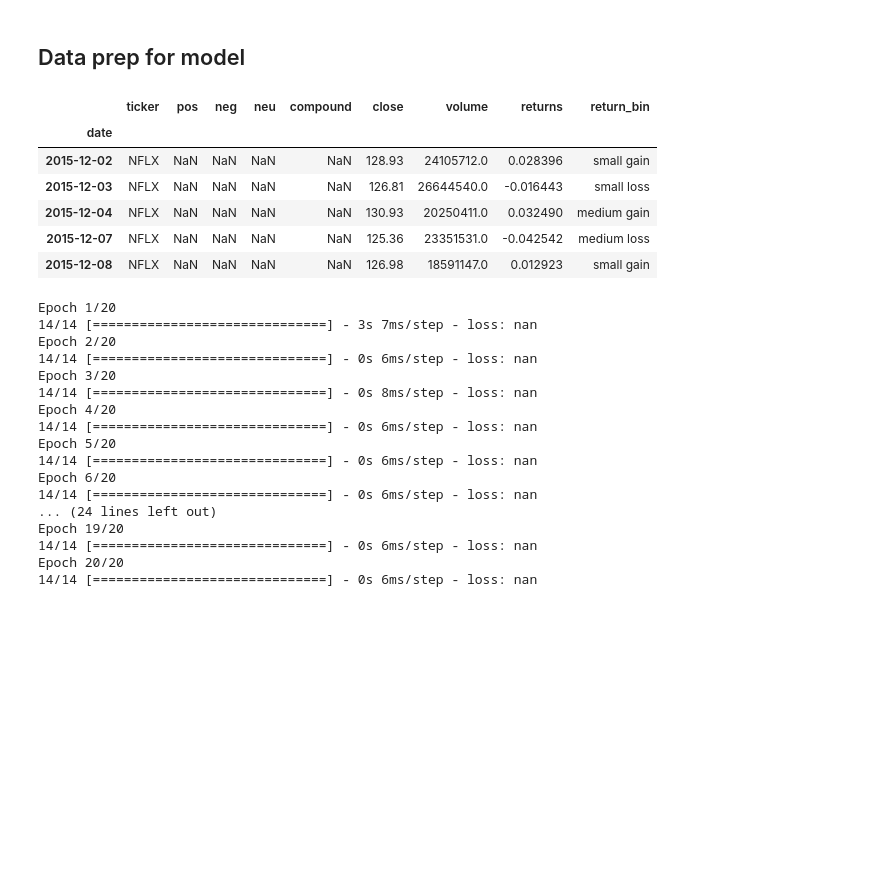
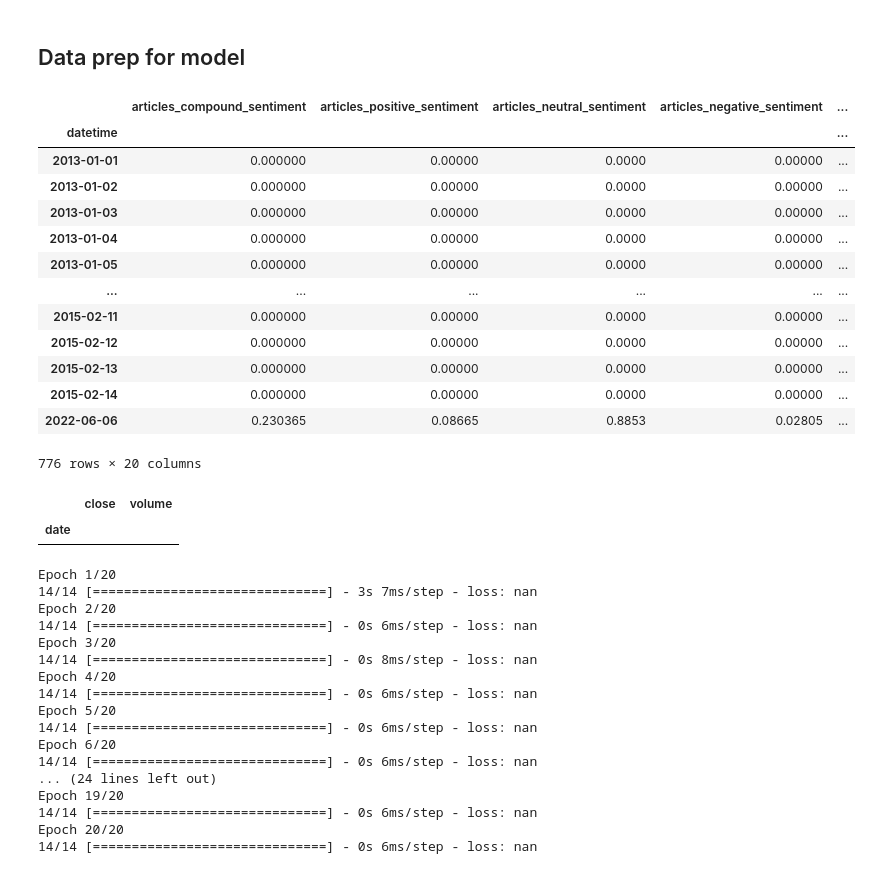
Before and after one commit to JoeHGeoghegan/P2G2-ProjectGit, a Jupyter notebook: Notebooks/Andrew.ipynb, the cells around one changed output. Drawn from its saved outputs; the diff is of its cells as text; code cells hidden in the pictures; blank space fills up the shorter version.

```diff
--- a/Notebooks/Andrew.ipynb
+++ b/Notebooks/Andrew.ipynb
@@ -226,19 +229,40 @@ from sklearn.preprocessing import StandardScaler, OneHotEncoder
 import tensorflow as tf
 from tensorflow.keras.models import Sequential
 from tensorflow.keras.layers import LSTM, Dense, Dropout
+# %%
+aapl_sent_df = pd.read_csv('../Notebooks/Data/Cleaned_Data/apple_sentiment.csv', infer_datetime_format=True, parse_dates=True,index_col='datetime')
+aapl_sent_df = aapl_sent_df.fillna(0)
+aapl_sent_df
+# %% [output]
+|  | articles_compound_sentiment | articles_positive_sentiment | articles_neutral_sentiment | articles_negative_sentiment | ... |
+| datetime |  |  |  |  | ... |
+| 2013-01-01 | 0.000000 | 0.00000 | 0.0000 | 0.00000 | ... |
+| 2013-01-02 | 0.000000 | 0.00000 | 0.0000 | 0.00000 | ... |
+| 2013-01-03 | 0.000000 | 0.00000 | 0.0000 | 0.00000 | ... |
+| 2013-01-04 | 0.000000 | 0.00000 | 0.0000 | 0.00000 | ... |
+| 2013-01-05 | 0.000000 | 0.00000 | 0.0000 | 0.00000 | ... |
+| ... | ... | ... | ... | ... | ... |
+| 2015-02-11 | 0.000000 | 0.00000 | 0.0000 | 0.00000 | ... |
+| 2015-02-12 | 0.000000 | 0.00000 | 0.0000 | 0.00000 | ... |
+| 2015-02-13 | 0.000000 | 0.00000 | 0.0000 | 0.00000 | ... |
+| 2015-02-14 | 0.000000 | 0.00000 | 0.0000 | 0.00000 | ... |
+| 2022-06-06 | 0.230365 | 0.08665 | 0.8853 | 0.02805 | ... |
+776 rows × 20 columns
+# %%
+stock_df = pd.read_csv('../Notebooks/Data/Cleaned_Data/stock_data.csv',infer_datetime_format=True,parse_dates=True)
+stock_df = stock_df.loc[stock_df['ticker']=='AAPL']
+stock_df = stock_df.set_index('date').drop(columns=['ticker'])
+stock_df
+#model_df = pd.concat([aapl_sent_df,stock_df],axis=1,join='outer')
+# %% [output]
+|  | close | volume |
+| date |  |  |
 # %%
 nflx_df = stock_picker('NFLX')
-nflx_df = return_bin(nflx_df)
-nflx_df = nflx_df[nflx_df['return_bin'].notna()]
+#nflx_df = return_bin(nflx_df)
+#nflx_df = nflx_df[nflx_df['return_bin'].notna()].fillna(0)
+
 nflx_df.head()
-# %% [output]
-|  | ticker | pos | neg | neu | compound | close | volume | returns | return_bin |
-| date |  |  |  |  |  |  |  |  |  |
-| 2015-12-02 | NFLX | NaN | NaN | NaN | NaN | 128.93 | 24105712.0 | 0.028396 | small gain |
-| 2015-12-03 | NFLX | NaN | NaN | NaN | NaN | 126.81 | 26644540.0 | -0.016443 | small loss |
-| 2015-12-04 | NFLX | NaN | NaN | NaN | NaN | 130.93 | 20250411.0 | 0.032490 | medium gain |
-| 2015-12-07 | NFLX | NaN | NaN | NaN | NaN | 125.36 | 23351531.0 | -0.042542 | medium loss |
-| 2015-12-08 | NFLX | NaN | NaN | NaN | NaN | 126.98 | 18591147.0 | 0.012923 | small gain |
 # %%
 X = nflx_df.copy()
 X = nflx_df.drop(columns=['return_bin','ticker'])
```
Also changed, not shown: parts of 3 cells of this notebook, 3 other files.
